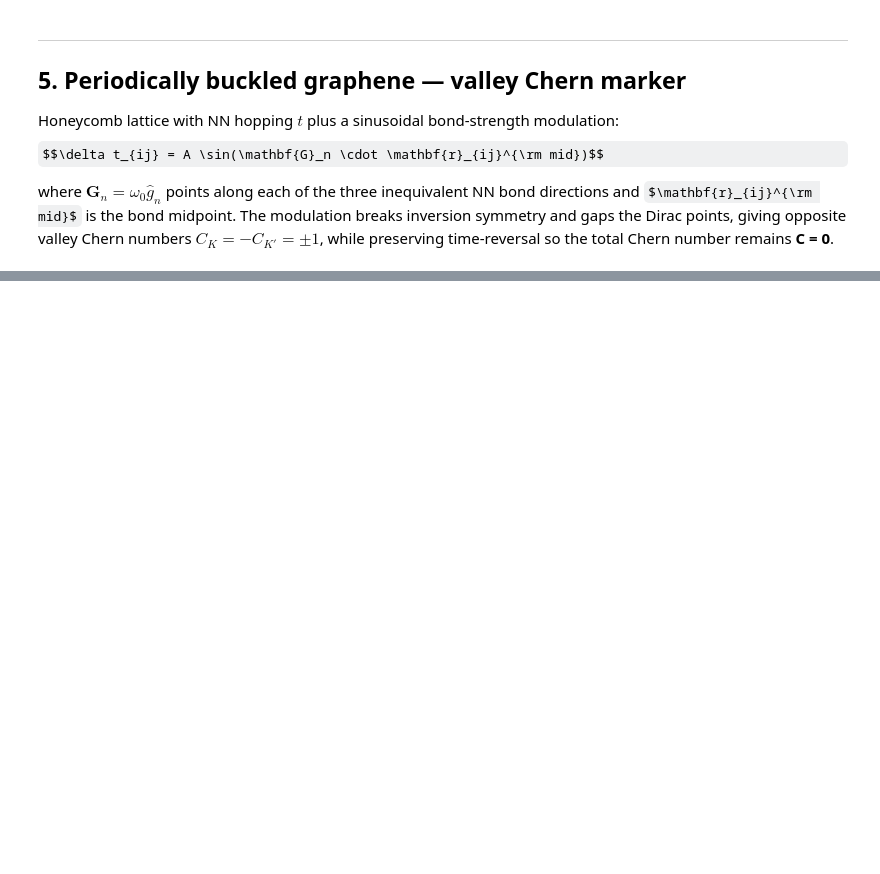
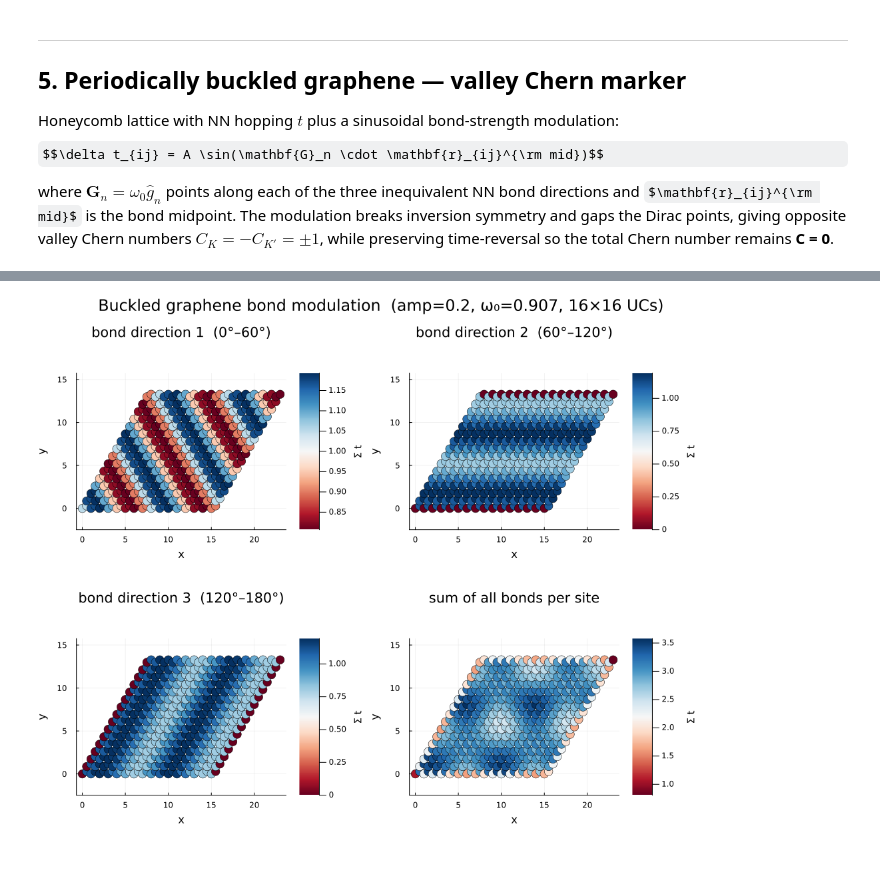
Before and after one commit to TensorBinding/TensorBinding.jl, a Jupyter notebook: examples/topology/real_space_topology.ipynb, the cells around one changed output, grey strips where cells are left out. Saved outputs shown, nothing was run; the diff lists cells and outputs as text; code cells hidden in the pictures; some formulas as TeX source; blank space fills up the shorter version.

```diff
--- a/examples/topology/real_space_topology.ipynb
+++ b/examples/topology/real_space_topology.ipynb
@@ -647,0 +662,54 @@ C_K′ bulk mean : 0.035
+# %%
+N_uc_bg = 2^(Lx_bg + Ly_bg)
+M_bg_mat  = TensorBinding.get_matrix(H_bg.mpo, H_bg.sites)
+N_phys_bg = 2 * N_uc_bg   # all physical sites (A + B sublattice)
+
+rs_all_bg = [H_bg.geometry(i) for i in 1:N_phys_bg]
+xs_all_bg = [r[1] for r in rs_all_bg]
+ys_all_bg = [r[2] for r in rs_all_bg]
+
+# For each site i accumulate Re(M[i,j]) into 3 angular bins (π/3 each) and a total.
+# Folding the bond angle into [0, π) maps each of the 3 NN directions to one bin.
+bond_dir = [zeros(N_phys_bg) for _ in 1:3]
+bond_sum = zeros(N_phys_bg)
+hop_thr  = 0.05   # ignore near-zero off-diagonals
+
+for i in 1:N_phys_bg, j in 1:N_phys_bg
+    i == j && continue
+    mij = real(M_bg_mat[i, j])
+    abs(mij) < hop_thr && continue
+    dx_ij = rs_all_bg[j][1] - rs_all_bg[i][1]
+    dy_ij = rs_all_bg[j][2] - rs_all_bg[i][2]
+    ang   = mod(atan(dy_ij, dx_ij), π)
+    bin   = clamp(Int(floor(ang / (π / 3))) + 1, 1, 3)
+    bond_dir[bin][i] += mij
+    bond_sum[i]      += mij
+end
+
+dir_labels = ["bond direction 1  (0°–60°)",
+              "bond direction 2  (60°–120°)",
+              "bond direction 3  (120°–180°)"]
+ms, msw = 7, 0.3
+
+pd = [scatter(xs_all_bg, ys_all_bg;
+          marker_z=bond_dir[k], color=:RdBu,
+          markersize=ms, markerstrokewidth=msw, markerstrokecolor=:black,
+          colorbar=true, colorbar_title="Σ t",
+          aspect_ratio=:equal, legend=false,
+          title=dir_labels[k], xlabel="x", ylabel="y")
+      for k in 1:3]
+
+push!(pd,
+    scatter(xs_all_bg, ys_all_bg;
+        marker_z=bond_sum, color=:RdBu,
+        markersize=ms, markerstrokewidth=msw, markerstrokecolor=:black,
+        colorbar=true, colorbar_title="Σ t",
+        aspect_ratio=:equal, legend=false,
+        title="sum of all bonds per site", xlabel="x", ylabel="y"))
+
+plot(pd...;
+    layout     = (2, 2),
+    size       = (1000, 840),
+    plot_title = "Buckled graphene bond modulation  (amp=$(amp_bg), ω₀=$(round(omega0_bg; digits=3)), $(Nx_bg)×$(Ny_bg) UCs)")
+# %% [output]
+[figure, added]
```
Also changed, not shown: parts of 8 cells of this notebook, 7 other files.
